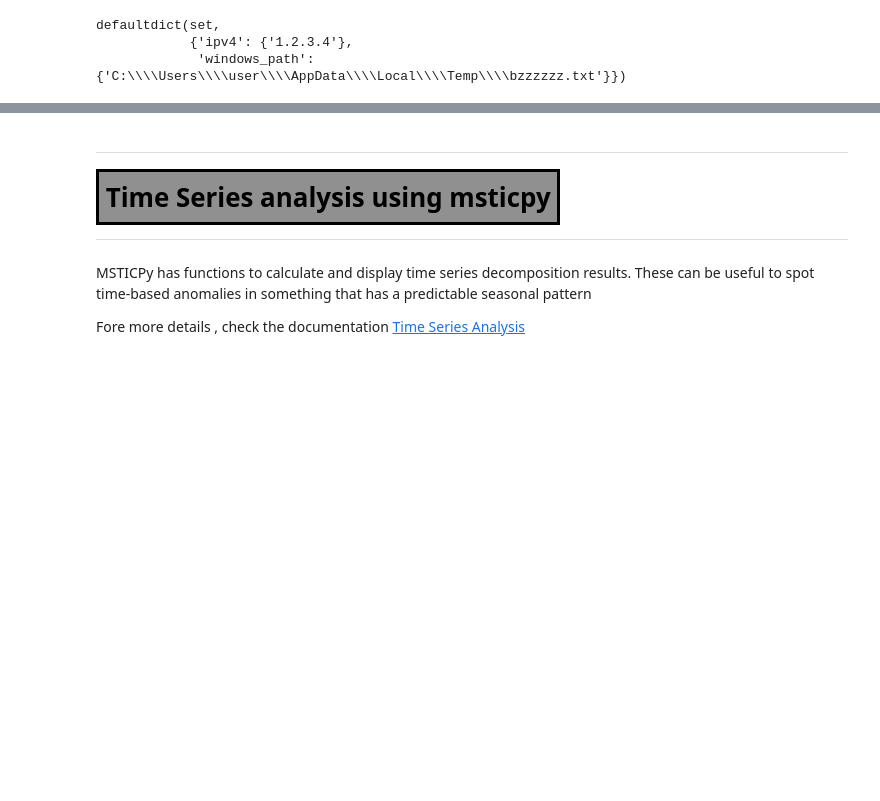
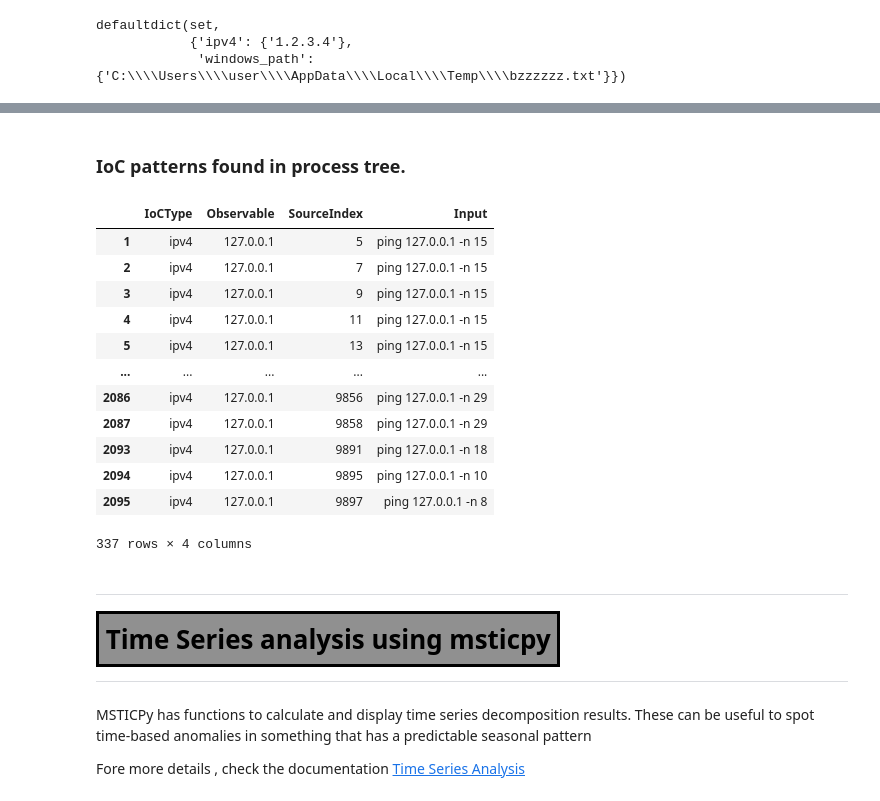
Before and after one commit to microsoft/msticpy-training, a Jupyter notebook: workshops/Oct2022/completed/Session-6-Data-Analysis.ipynb, the cells around one changed output, grey strips where cells are left out. Drawn from its saved outputs; the diff is of its cells as text; code cells hidden in the pictures; blank space fills up the shorter version.

```diff
--- a/workshops/Oct2022/completed/Session-6-Data-Analysis.ipynb
+++ b/workshops/Oct2022/completed/Session-6-Data-Analysis.ipynb
@@ -129,7 +130,7 @@ Perform base 64 encoding on the data loaded from previous step.
 </details>
 # %%
 # Load test data
-process_logs = pd.read_pickle('data/processes_on_host.pkl')
+process_logs = pd.read_pickle('./../data/processes_on_host.pkl')
 # Filter the records with powershell base 64 encoded data
 process_enc_logs = process_logs[process_logs['CommandLine'].str.contains("-enc")]
 process_enc_logs
@@ -217,9 +246,24 @@ Perform IoC extraction on the data loaded from previous step (process_enc_logs).
 # %%
-ioc_df =
+ioc_df = process_logs.mp.ioc_extract(columns='CommandLine')
 
 if len(ioc_df):
     display(HTML("<h3>IoC patterns found in process tree.</h3>"))
-    display(ioc_df)
+    display(ioc_df[ioc_df['IoCType']=='ipv4'])
+# %% [output]
+IoC patterns found in process tree.
+|  | IoCType | Observable | SourceIndex | Input |
+| 1 | ipv4 | 127.0.0.1 | 5 | ping 127.0.0.1 -n 15 |
+| 2 | ipv4 | 127.0.0.1 | 7 | ping 127.0.0.1 -n 15 |
+| 3 | ipv4 | 127.0.0.1 | 9 | ping 127.0.0.1 -n 15 |
+| 4 | ipv4 | 127.0.0.1 | 11 | ping 127.0.0.1 -n 15 |
+| 5 | ipv4 | 127.0.0.1 | 13 | ping 127.0.0.1 -n 15 |
+| ... | ... | ... | ... | ... |
+| 2086 | ipv4 | 127.0.0.1 | 9856 | ping 127.0.0.1 -n 29 |
+| 2087 | ipv4 | 127.0.0.1 | 9858 | ping 127.0.0.1 -n 29 |
+| 2093 | ipv4 | 127.0.0.1 | 9891 | ping 127.0.0.1 -n 18 |
+| 2094 | ipv4 | 127.0.0.1 | 9895 | ping 127.0.0.1 -n 10 |
+| 2095 | ipv4 | 127.0.0.1 | 9897 | ping 127.0.0.1 -n 8 |
+337 rows × 4 columns
 # %% [markdown]
 ---
 
```
Also changed, not shown: parts of 12 cells of this notebook, 1 other file.
